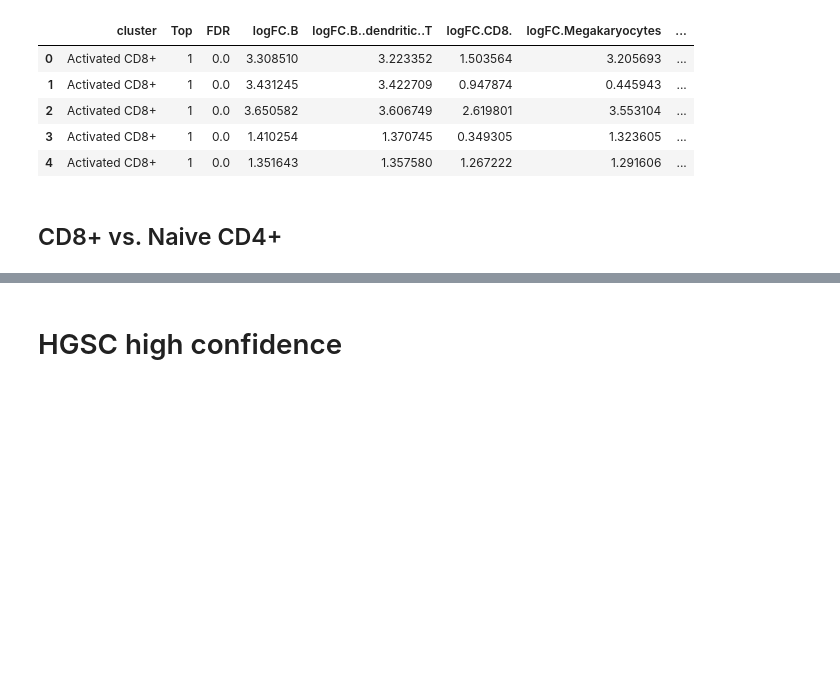
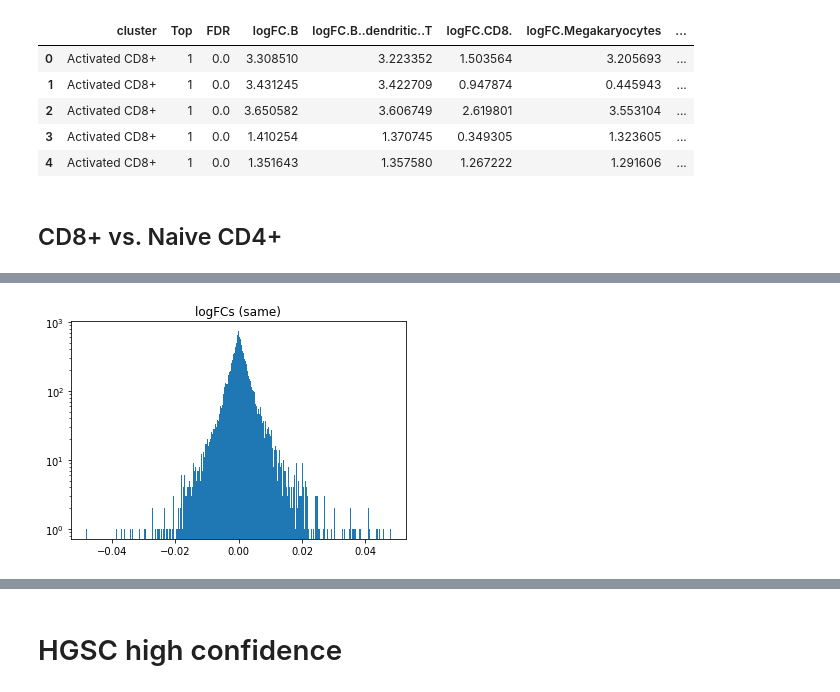
Before and after one commit to Irrationone/cellassign-paper, a Jupyter notebook: figures/jupyter/bayesian_splatter_params.ipynb, the cells around one changed output, grey strips where cells are left out. Saved outputs shown, nothing was run; the diff lists cells and outputs as text; code cells hidden in the pictures; blank space fills up the shorter version.

```diff
--- a/figures/jupyter/bayesian_splatter_params.ipynb
+++ b/figures/jupyter/bayesian_splatter_params.ipynb
@@ -251,0 +252,7 @@ plt.show()
+# %%
+plt.hist(logfcs_same, bins = 'auto')
+plt.title("logFCs (same)")
+plt.yscale('log', nonposy='clip')
+plt.show()
+# %% [output]
+[figure, added]
```
Also changed, not shown: parts of 9 cells of this notebook, 5 other files.
